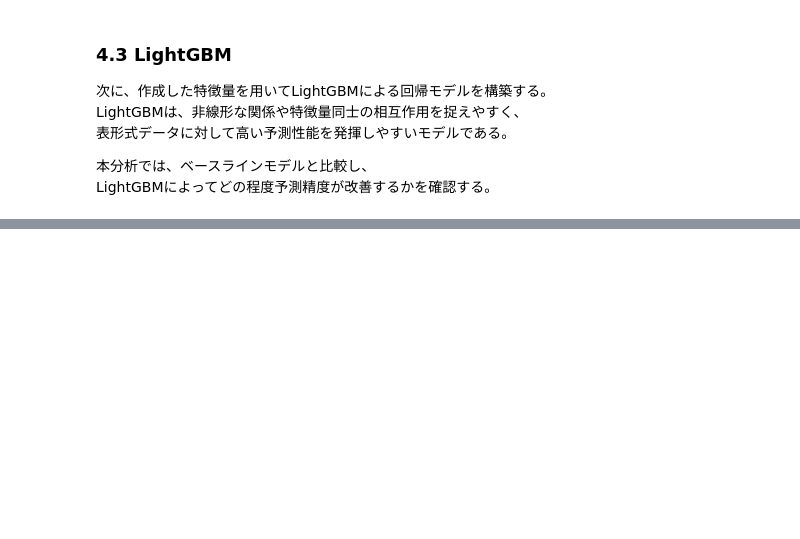
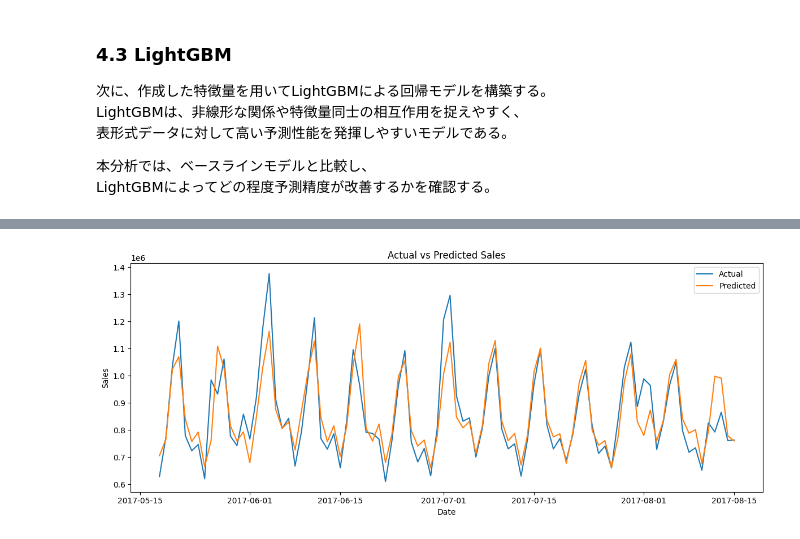
Before and after one commit to toshi039a/retail-demand-forecast, a Jupyter notebook: 需要予測PF_20260424.ipynb, the cells around one changed output, grey strips where cells are left out. Saved outputs shown, nothing was run; the diff lists cells and outputs as text; code cells hidden in the pictures; blank space fills up the shorter version.

```diff
--- a/需要予測PF_20260424.ipynb
+++ b/需要予測PF_20260424.ipynb
@@ -652,0 +841,22 @@ plt.show()
+# %%
+# 日別で集計して比較
+pred_df = pd.DataFrame({
+    'date': test_df['date'],
+    'actual': y_test,
+    'pred': tuned_lgb_pred
+})
+
+daily_compare = pred_df.groupby('date').sum()
+
+# 可視化
+plt.figure(figsize=(12,5))
+plt.plot(daily_compare.index, daily_compare['actual'], label='Actual')
+plt.plot(daily_compare.index, daily_compare['pred'], label='Predicted')
+plt.legend()
+plt.title('Actual vs Predicted Sales')
+plt.xlabel('Date')
+plt.ylabel('Sales')
+plt.tight_layout()
+plt.show()
+# %% [output]
+[figure, added]
```
Also changed, not shown: parts of 26 cells of this notebook.
